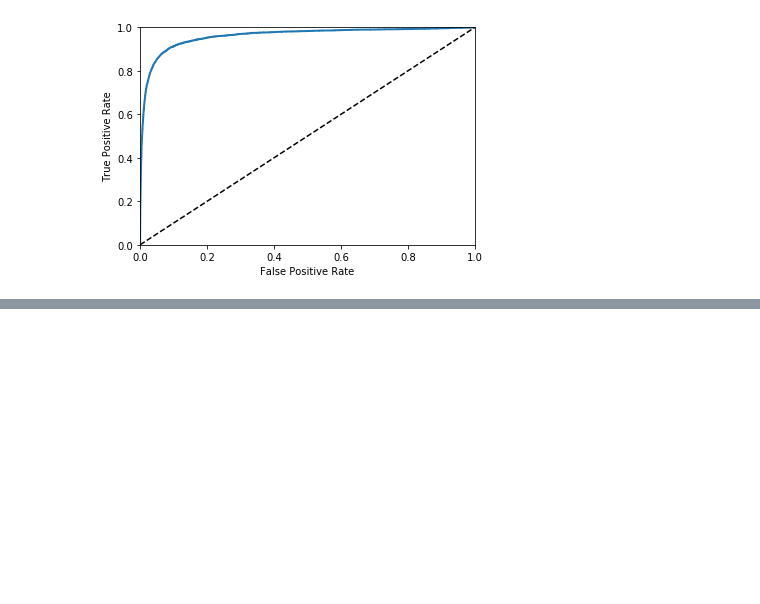
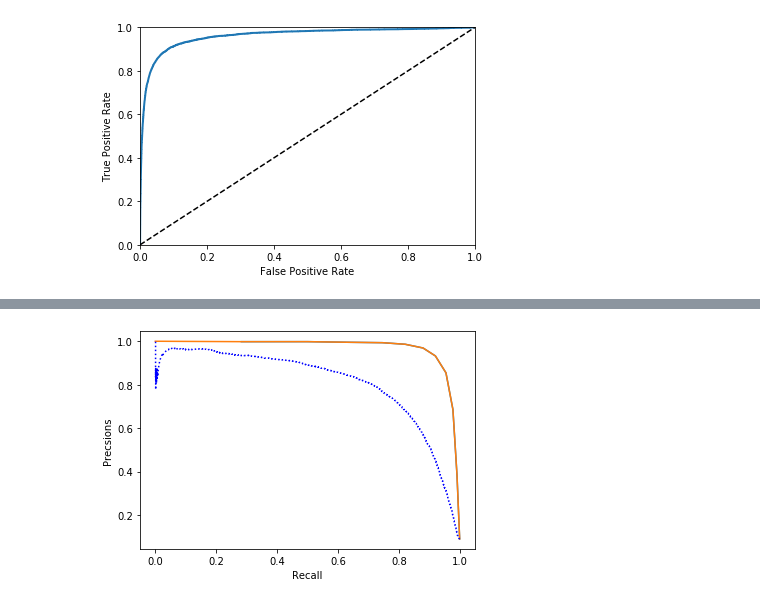
Before and after one commit to astidham2003/ml-study-group, a Jupyter notebook: chapter_3/MNIST_classification.ipynb, the cells around one changed output, grey strips where cells are left out. Saved outputs shown, nothing was run; the diff lists cells and outputs as text; code cells hidden in the pictures; blank space fills up the shorter version.

```diff
--- a/chapter_3/MNIST_classification.ipynb
+++ b/chapter_3/MNIST_classification.ipynb
@@ -325,0 +374,12 @@ Start with AUC, pg. 94.
+# %%
+# Plot the precision recall curve.
+
+precisions_forest, recalls_forest, thresholds_forest = precision_recall_curve(y_train_5, y_scores_forest)
+plot_precision_vs_recall(recalls_forest[:-1], precisions_forest[:-1], "Recall", "Precision")
+plt.plot(recalls_forest, precisions_forest, label="Random Forest")
+plt.plot(recalls, precisions, "b:", label="SGD")
+plt.xlabel("Recall")
+plt.ylabel("Precsions")
+plt.show()
+# %% [output]
+[figure, added]
```
Also changed, not shown: parts of 13 cells of this notebook.
